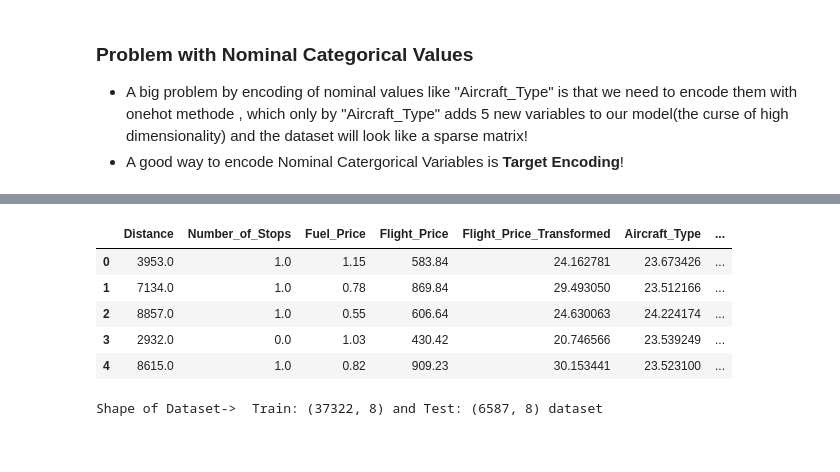
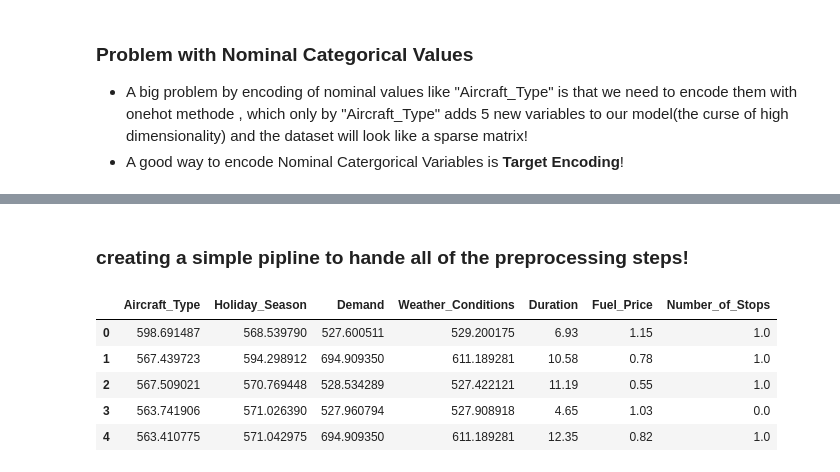
Before and after one commit to ahmCoding/DataUnderstanding, a Jupyter notebook: Plynomial_Regression.ipynb, the cells around one changed output, grey strips where cells are left out. Drawn from its saved outputs; the diff is of its cells as text; code cells hidden in the pictures.

```diff
--- a/Plynomial_Regression.ipynb
+++ b/Plynomial_Regression.ipynb
@@ -437,9 +493,11 @@ from sklearn.metrics import mean_squared_error
 # %%
 # step 1 - Drop "Passenger_Count" and "Distance"
 # I'm going with distance, because it's range is bigger than duration !
-df_v3=df_v2.drop(columns=['Passenger_Count','Distance'])
-X=df_v3[['Duration','Number_of_Stops','Fuel_Price']]
-y=df_v3[['Flight_Price_Transformed']]
+df_v4=df_v3.drop(columns=['Passenger_Count','Distance'])
+X=df_v4[['Duration','Number_of_Stops','Fuel_Price']]
+#y=df_v4[['Flight_Price_Transformed']]
+y=df_v4[['Flight_Price']]
+
 # split the dataset
 X_train,X_test,y_train,y_test=train_test_split(X,y,test_size=0.15)
 print(f'Shape of Dataset->  Train: {X_train.shape} and Test: {X_test.shape} dataset')
@@ -708,7 +773,0 @@ nan  :  23.176074903862382
-# %%
-columns_to_encode=['Aircraft_Type','Holiday_Season','Demand','Weather_Conditions']
-features=df_v1[columns_to_encode]
-y=df_v1['Flight_Price_Transformed']
-te= TargetEncoder(target_type='continuous',smooth="auto")
-X_trans = te.fit_transform(features, y)
-features_encoded = pd.DataFrame(X_trans, columns = features.columns)
@@ -744,24 +774,24 @@ Name: Flight_Price_Transformed, dtype: float64
-# %%
-# now we can add out y-values to the dataset and impute the missing values !
-# add y columns
-df_enc1=pd.concat([df_enc1,y],axis=1)
-#
-imputer_iter=IterativeImputer(max_iter=10)
-df_imputed=imputer_iter.fit_transform(df_enc1)
-df_imputed=pd.DataFrame(df_imputed,columns=df_enc1.columns)
-df_imputed.head()
-# %% [output]
-|  | Distance | Number_of_Stops | Fuel_Price | Flight_Price | Flight_Price_Transformed | Aircraft_Type | ... |
-| 0 | 3953.0 | 1.0 | 1.15 | 583.84 | 24.162781 | 23.673426 | ... |
-| 1 | 7134.0 | 1.0 | 0.78 | 869.84 | 29.493050 | 23.512166 | ... |
-| 2 | 8857.0 | 1.0 | 0.55 | 606.64 | 24.630063 | 24.224174 | ... |
-| 3 | 2932.0 | 0.0 | 1.03 | 430.42 | 20.746566 | 23.539249 | ... |
-| 4 | 8615.0 | 1.0 | 0.82 | 909.23 | 30.153441 | 23.523100 | ... |
-# %%
-X=df_imputed.drop('Flight_Price_Transformed',axis=1)
-y=df_imputed['Flight_Price_Transformed']
-X_train,X_test,y_train,y_test=train_test_split(X,y,test_size=0.15)
-print(f'Shape of Dataset->  Train: {X_train.shape} and Test: {X_test.shape} dataset')
-# %% [output]
-Shape of Dataset->  Train: (37322, 8) and Test: (6587, 8) dataset
+# %% [markdown]
+### creating a simple pipline to hande all of the preprocessing steps!
+# %%
+# now with new dataset and  polynomial model
+from sklearn.compose import ColumnTransformer
+column_cat=['Aircraft_Type','Holiday_Season','Demand','Weather_Conditions']
+column_num=['Duration','Fuel_Price','Number_of_Stops']
+features=column_cat + column_num
+data_set=df_v3[features]
+#y=df_v3['Flight_Price_Transformed']
+y_encoded=df_v3['Flight_Price']
+t = [('cat', TargetEncoder(target_type='continuous',smooth="auto"), column_cat)]
+col_transform = ColumnTransformer(transformers=t,remainder='passthrough')
+dataset_encoded=col_transform.fit_transform(data_set,y)
+dataset_encoded=pd.DataFrame(dataset_encoded,columns=features)
+dataset_encoded.head()
+# %% [output]
+|  | Aircraft_Type | Holiday_Season | Demand | Weather_Conditions | Duration | Fuel_Price | Number_of_Stops |
+| 0 | 598.691487 | 568.539790 | 527.600511 | 529.200175 | 6.93 | 1.15 | 1.0 |
+| 1 | 567.439723 | 594.298912 | 694.909350 | 611.189281 | 10.58 | 0.78 | 1.0 |
+| 2 | 567.509021 | 570.769448 | 528.534289 | 527.422121 | 11.19 | 0.55 | 1.0 |
+| 3 | 563.741906 | 571.026390 | 527.960794 | 527.908918 | 4.65 | 1.03 | 0.0 |
+| 4 | 563.410775 | 571.042975 | 694.909350 | 611.189281 | 12.35 | 0.82 | 1.0 |
 # %%
```
Also changed, not shown: parts of 48 cells of this notebook.
